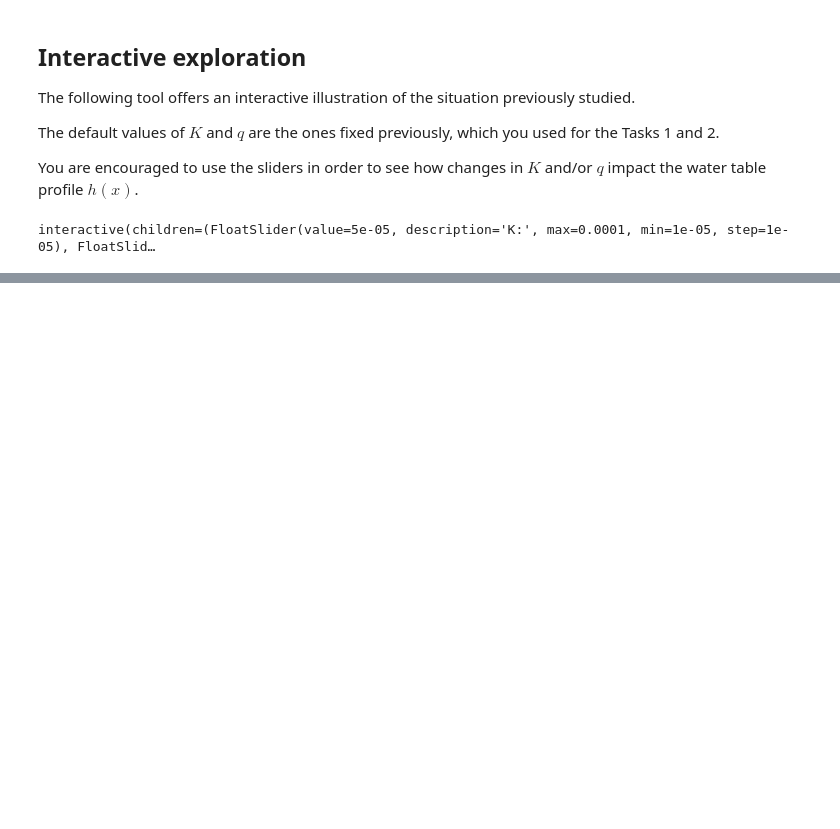
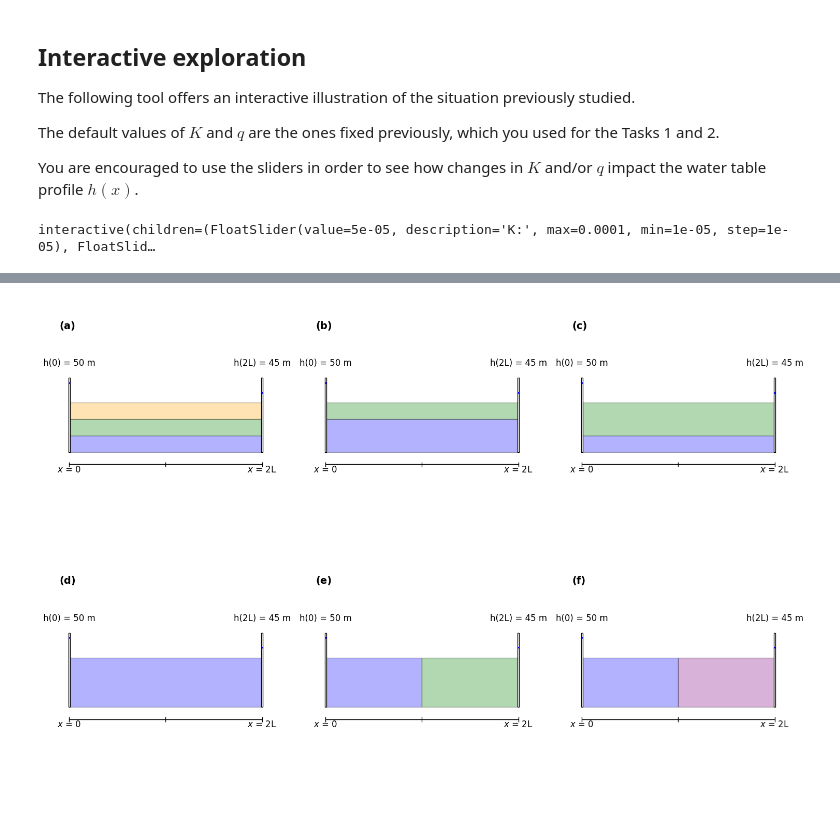
Before and after one commit to mabesa/applied_groundwater_modelling, a Jupyter notebook: exercise04/exercise04.ipynb, the cells around one changed output, grey strips where cells are left out. Saved outputs shown, nothing was run; the diff lists cells and outputs as text; code cells hidden in the pictures; blank space fills up the shorter version.

```diff
--- a/exercise04/exercise04.ipynb
+++ b/exercise04/exercise04.ipynb
@@ -64,0 +187,94 @@ interactive(children=(FloatSlider(value=5e-05, description='K:', max=0.0001, min
+# %%
+import matplotlib.pyplot as plt
+import matplotlib.patches as patches
+
+def draw_schematic(ax, label, configuration):
+    """
+    Draws the schematic of the confined aquifer on the given axis based on the configuration.
+    """
+    L = 100  # Total length of the aquifer (m)
+    h0 = 50  # Hydraulic head at x = 0 (m)
+    h2L = 45  # Hydraulic head at x = 2L (m)
+    type_formula = "vertical"  # Default type_formula
+
+    # Draw the layers based on the configuration
+    if configuration == 1:  # Single layer of K1
+        type_formula = "vertical"
+        ax.add_patch(patches.Rectangle((0, 4), 2*L, 0.67, edgecolor="black", facecolor="blue", alpha=0.3, label="Layer K1"))
+        ax.add_patch(patches.Rectangle((0, 4.67), 2*L, 0.67, edgecolor="black", facecolor="green", alpha=0.3, label="Layer K2"))
+        ax.add_patch(patches.Rectangle((0, 5.33), 2*L, 0.67, edgecolor="black", facecolor="orange", alpha=0.3, label="Layer K3"))
+
+    elif configuration == 2:  # Vertically 2 layers: 2/3 K1, 1/3 K2
+        type_formula = "vertical"
+        ax.add_patch(patches.Rectangle((0, 4), 2*L, 1.33, edgecolor="black", facecolor="blue", alpha=0.3, label="Layer K1"))
+        ax.add_patch(patches.Rectangle((0, 5.33), 2*L, 0.67, edgecolor="black", facecolor="green", alpha=0.3, label="Layer K2"))
+
+    elif configuration == 3:  # Vertically 2 layers: 1/3 K1, 2/3 K2
+        type_formula = "vertical"
+        ax.add_patch(patches.Rectangle((0, 4), 2*L, 0.67, edgecolor="black", facecolor="blue", alpha=0.3, label="Layer K1"))
+        ax.add_patch(patches.Rectangle((0, 4.67), 2*L, 1.33, edgecolor="black", facecolor="green", alpha=0.3, label="Layer K2"))
+
+    elif configuration == 4:  # Vertically 3 layers: 1/3 K1, 1/3 K2, 1/3 K3
+        type_formula = "horizontal"
+        ax.add_patch(patches.Rectangle((0, 4), 2*L, 2, edgecolor="black", facecolor="blue", alpha=0.3, label="Layer K1"))
+
+    elif configuration == 5:  # Horizontally 1/2 K1 and 1/2 K2
+        type_formula = "horizontal"
+        ax.add_patch(patches.Rectangle((0, 4), 2*L / 2, 2, edgecolor="black", facecolor="blue", alpha=0.3, label="Layer K1"))
+        ax.add_patch(patches.Rectangle((2*L / 2, 4), 2*L / 2, 2, edgecolor="black", facecolor="green", alpha=0.3, label="Layer K2"))
+
+    elif configuration == 6:  # Horizontally 1/2 K1 and 1/2 K4
+        type_formula = "horizontal"
+        ax.add_patch(patches.Rectangle((0, 4), 2*L / 2, 2, edgecolor="black", facecolor="blue", alpha=0.3, label="Layer K1"))
+        ax.add_patch(patches.Rectangle((2*L / 2, 4), 2*L / 2, 2, edgecolor="black", facecolor="purple", alpha=0.3, label="Layer K4"))
+
+    # Draw the wells as piezometers (tubes)
+    # Well at x=0
+    ax.add_patch(patches.Rectangle((-1, 4), 2, 3, edgecolor="black", facecolor="white", label="Well at x=0"))
+    ax.hlines(6.8, -1, 1, colors="blue", linewidth=2)  # Water table level inside the well
+
+    # Well at x=2L
+    ax.add_patch(patches.Rectangle((2 * L - 1, 4), 2, 3, edgecolor="black", facecolor="white", label="Well at x=2L"))
+    ax.hlines(6.4, 2 * L - 1, 2 * L + 1, colors="blue", linewidth=2)  # Water table level inside the well
+
+    # Add labels for the wells
+    ax.text(0, 7.5, f"h(0) = {h0} m", fontsize=12, ha="center")
+    ax.text(2 * L, 7.5, f"h(2L) = {h2L} m", fontsize=12, ha="center")
+
+    # Add the x-axis at the bottom
+    ax.hlines(3.5, 0, 2 * L, colors="black", linewidth=1)  # Horizontal line for the x-axis
+    ax.text(0, 3.2, "$x$ = 0", fontsize=12, ha="center")  # Label for x=0
+    ax.text(2 * L, 3.2, "$x$ = 2L", fontsize=12, ha="center")  # Label for x=2L
+
+    # Add ticks on the x-axis
+    ax.vlines(0, 3.4, 3.6, colors="black", linewidth=1)  # Tick at x=0
+    ax.vlines(L, 3.4, 3.6, colors="black", linewidth=1)  # Tick at x=L
+    ax.vlines(2 * L, 3.4, 3.6, colors="black", linewidth=1)  # Tick at x=2L
+
+    # Add subplot label
+    ax.text(-10, 9, f"({label})", fontsize=14, fontweight="bold", ha="left")
+
+    ax.set_xlim(-5, 2 * L + 5)
+    ax.set_ylim(0, 10)
+    ax.axis("off")
+
+
+# Create the figure and subplots
+fig, axes = plt.subplots(2, 3, figsize=(15, 10))  # 2 rows, 3 columns
+
+
+# Labels for the subplots
+labels = ["a", "b", "c", "d", "e", "f"]
+
+# Configurations for each subplot
+configurations = [1, 2, 3, 4, 5, 6]
+
+# Draw the schematic in each subplot
+for ax, label, config in zip(axes.flat, labels, configurations):
+    draw_schematic(ax, label, config)
+
+# Adjust layout
+plt.tight_layout()
+plt.show()
+# %% [output]
+[figure, added]
```
Also changed, not shown: parts of 7 cells of this notebook, 5 other files.
